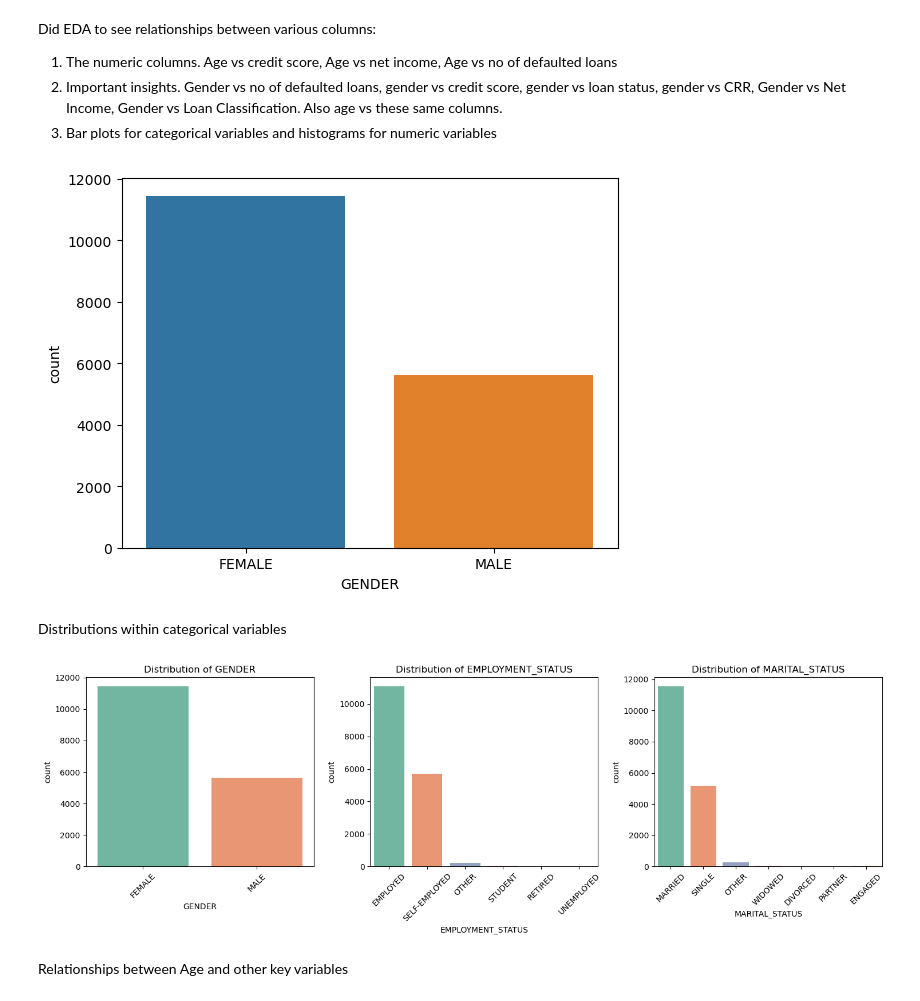
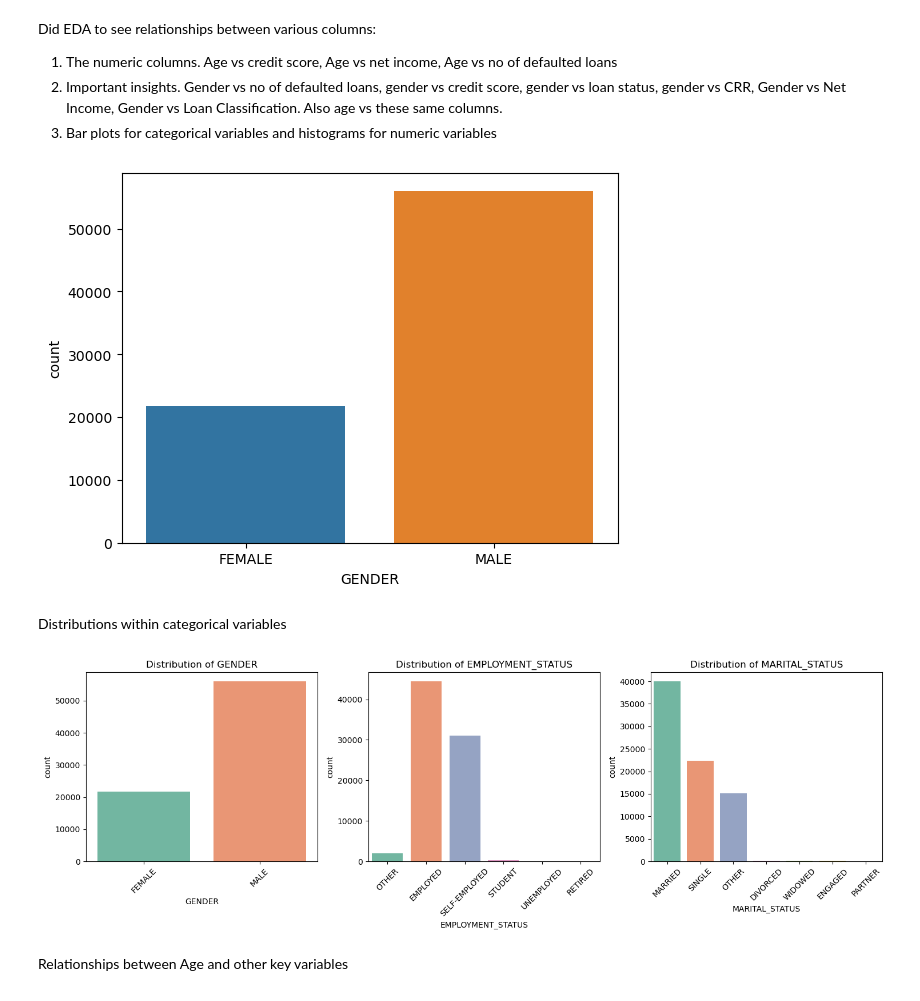
Before and after one commit to AlexIrungu/DSC-CapstoneProject, a Jupyter notebook: notebooks/Amani.ipynb, the cells around one changed output. Drawn from its saved outputs; the diff is of its cells as text; code cells hidden in the pictures.

```diff
--- a/notebooks/Amani.ipynb
+++ b/notebooks/Amani.ipynb
@@ -438,0 +276,3 @@ df_1_clean
+# %%
+df_cleaned = df_cleaned.drop(columns=['SCORE_GRADE', 'RISK_GRADE'])
+df_cleaned
@@ -562,9 +376,9 @@ def remove_outliers(df, column):
     return df[(df[column] >= lower_bound) & (df[column] <= upper_bound)]
 
 # Apply to AGE and CREDIT_SCORE
-df_1_clean = remove_outliers(df_1_clean, 'AGE')
-df_1_clean = remove_outliers(df_1_clean, 'CREDIT_SCORE')
+df_cleaned = remove_outliers(df_cleaned, 'AGE')
+df_cleaned = remove_outliers(df_cleaned, 'CREDIT_SCORE')
 
 # Check new shape
-print(df_1_clean.shape)
+print(df_cleaned.shape)
 # %% [output]
@@ -572,2 +386,10 @@ print(df_1_clean.shape)
+# %%
+# Handling extreme outliers for OD_DAYS (Capping at 99th percentile)
+od_days_cap = df_cleaned["OD_DAYS"].quantile(0.99)
+df_cleaned["OD_DAYS"] = df_cleaned["OD_DAYS"].clip(upper=od_days_cap)
+
+# Handling extreme outliers for NET INCOME (Capping at 99th percentile)
+net_income_cap = df_cleaned["NET INCOME"].quantile(0.99)
+df_cleaned["NET INCOME"] = df_cleaned["NET INCOME"].clip(upper=net_income_cap)
 # %%
 # Select only numeric columns
@@ -597,10 +431,10 @@ Did EDA to see relationships between various columns:
 2. Important insights. Gender vs no of defaulted loans, gender vs credit score, gender vs loan status, gender vs CRR, Gender vs Net Income, Gender vs Loan Classification. Also age vs these same columns.
 3. Bar plots for categorical variables and histograms for numeric variables
 # %%
-sns.countplot(x='GENDER', hue='GENDER', data=df_1_clean)
+sns.countplot(x='GENDER', hue='GENDER', data=df_cleaned)
 plt.show()
 # %% [output]
-[figure, old version]
+[figure, new version]
 # %% [markdown]
 Distributions within categorical variables
 # %%
@@ -612,15 +446,15 @@ fig, axes = plt.subplots(1, len(categorical_cols), figsize=(15, 5))  # Adjust th
 
 # Loop through categorical columns and plot each on a separate subplot
 for i, col in enumerate(categorical_cols):
-    sns.countplot(x=col, data=df_1_clean,hue=col, legend=False, palette='Set2', ax=axes[i])
+    sns.countplot(x=col, data=df_cleaned,hue=col, legend=False, palette='Set2', ax=axes[i])
     axes[i].set_title(f"Distribution of {col}")
-    axes[i].set_xticks(range(len(df_1_clean[col].unique())))
+    axes[i].set_xticks(range(len(df_cleaned[col].unique())))
     axes[i].set_xticklabels(axes[i].get_xticklabels(), rotation=45)
 
 plt.tight_layout()
 plt.show()
 # %% [output]
-[figure, old version]
+[figure, new version]
 # %% [markdown]
 Relationships between Age and other key variables
 # %% [markdown]
```
Also changed, not shown: parts of 30 cells of this notebook.
